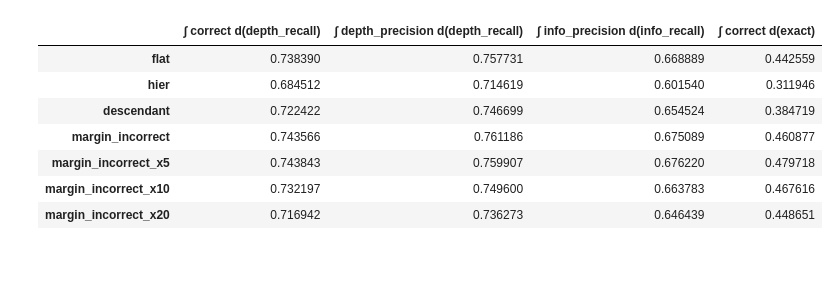
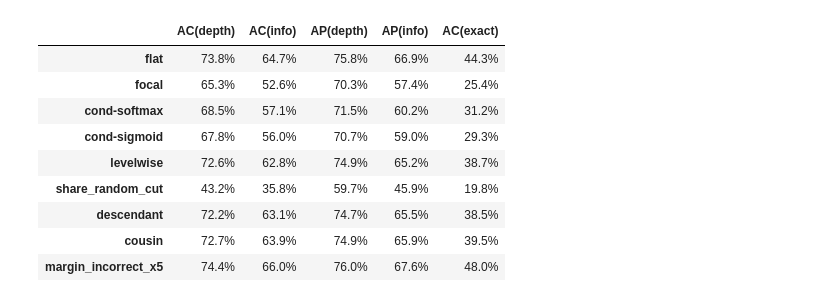
Before and after one commit to jvlmdr/hiercls, a Jupyter notebook: eval_inat21mini.ipynb, the cells around one changed output. Cells and saved outputs as stored; diff of their text form; code cells hidden in the pictures; blank space fills up the shorter version.

```diff
--- a/eval_inat21mini.ipynb
+++ b/eval_inat21mini.ipynb
@@ -64,8 +76,9 @@ metric_fns = {
 # %%
-Experiment = collections.namedtuple('Experiment', ['config_file', 'model_file'])
+Experiment = collections.namedtuple('Experiment', ['config_file', 'model_file', 'title'])
 
-def standard_experiment(experiment_dir, epoch):
+def standard_experiment(experiment_dir, epoch, title=None):
     return Experiment(
         config_file=pathlib.Path(experiment_dir) / 'config.json',
         model_file=pathlib.Path(experiment_dir) / f'checkpoints/epoch-{epoch:04d}.pth',
+        title=title,
     )
@@ -199,20 +239,26 @@ def assess_predictions(outputs, seq_outputs):
     pareto_means = {k: v / len(gt) for k, v in pareto_totals.items()}
 
     return pred_metrics, pareto_scores, pareto_means
+# %%
+# Initialize results if not defined.
+try:
+    results
+except NameError:
+    results = {}  # Not defined.
 # %%
 MIN_THRESHOLD = 0.1  # Values less than 0.5 may increase runtime significantly.
 
-for name, (config_file, model_file) in experiments.items():
+for name, experiment in experiments.items():
     if name in results:
         print('cached:', name)
         continue
 
     # Load model.
-    with open(config_file, 'r') as f:
+    with open(experiment.config_file, 'r') as f:
         config = ml_collections.ConfigDict(json.load(f))
     num_outputs = main.get_num_outputs(config.predict, tree)
     net = main.make_model(config.model, num_outputs)
-    missing_keys, unexpected_keys = net.load_state_dict(torch.load(model_file), strict=True)
+    missing_keys, unexpected_keys = net.load_state_dict(torch.load(experiment.model_file), strict=True)
     assert not missing_keys
     assert not unexpected_keys
 
@@ -246,30 +284,33 @@ apply: 100% (391/391); T=0.287 f=3.48; mean T=0.487 f=2.05; elapsed 0:03:10
 # %%
-INTEGRALS = [
-    ('depth_recall', 'correct'),
-    ('depth_recall', 'depth_precision'),
-    ('info_recall', 'info_precision'),
-    ('exact', 'correct'),
-]
+INTEGRALS = {
+    'AC(depth)': ('depth_recall', 'correct'),
+    'AC(info)': ('info_recall', 'correct'),
+    'AP(depth)': ('depth_recall', 'depth_precision'),
+    'AP(info)': ('info_recall', 'info_precision'),
+    'AC(exact)': ('exact', 'correct'),
+}
 
 auc = {
-    f'∫ {y} d({x})': {
+    key: {
         name: metrics.pareto_integrate(
             results[name]['pareto_metrics'][x],
             results[name]['pareto_metrics'][y])
-        for name in results
-    } for x, y in INTEGRALS
+        for name in experiments if name in results
+    } for key, (x, y) in INTEGRALS.items()
 }
 
-pd.DataFrame(auc)
+pd.DataFrame(auc).style.format('{:.1%}'.format)
 # %% [output]
-|  | ∫ correct d(depth_recall) | ∫ depth_precision d(depth_recall) | ∫ info_precision d(info_recall) | ∫ correct d(exact) |
-| flat | 0.738390 | 0.757731 | 0.668889 | 0.442559 |
-| hier | 0.684512 | 0.714619 | 0.601540 | 0.311946 |
-| descendant | 0.722422 | 0.746699 | 0.654524 | 0.384719 |
-| margin_incorrect | 0.743566 | 0.761186 | 0.675089 | 0.460877 |
-| margin_incorrect_x5 | 0.743843 | 0.759907 | 0.676220 | 0.479718 |
-| margin_incorrect_x10 | 0.732197 | 0.749600 | 0.663783 | 0.467616 |
-| margin_incorrect_x20 | 0.716942 | 0.736273 | 0.646439 | 0.448651 |
+|  | AC(depth) | AC(info) | AP(depth) | AP(info) | AC(exact) |
+| flat | 73.8% | 64.7% | 75.8% | 66.9% | 44.3% |
+| focal | 65.3% | 52.6% | 70.3% | 57.4% | 25.4% |
+| cond-softmax | 68.5% | 57.1% | 71.5% | 60.2% | 31.2% |
+| cond-sigmoid | 67.8% | 56.0% | 70.7% | 59.0% | 29.3% |
+| levelwise | 72.6% | 62.8% | 74.9% | 65.2% | 38.7% |
+| share_random_cut | 43.2% | 35.8% | 59.7% | 45.9% | 19.8% |
+| descendant | 72.2% | 63.1% | 74.7% | 65.5% | 38.5% |
+| cousin | 72.7% | 63.9% | 74.9% | 65.9% | 39.5% |
+| margin_incorrect_x5 | 74.4% | 66.0% | 76.0% | 67.6% | 48.0% |
 # %%
 INTERCEPTS = [
     'depth_recall',
```
Also changed, not shown: parts of 13 cells of this notebook.
